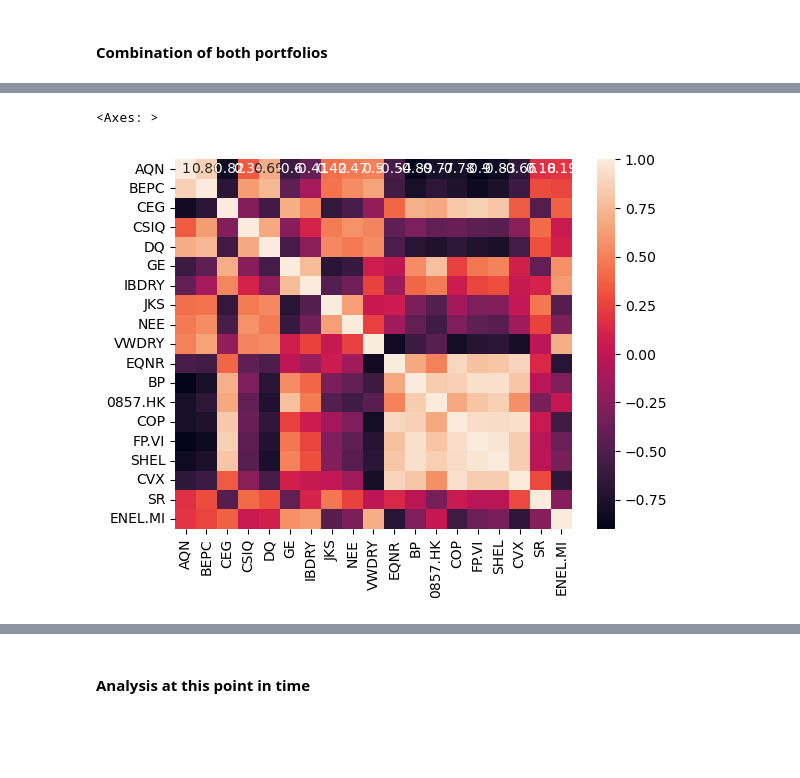
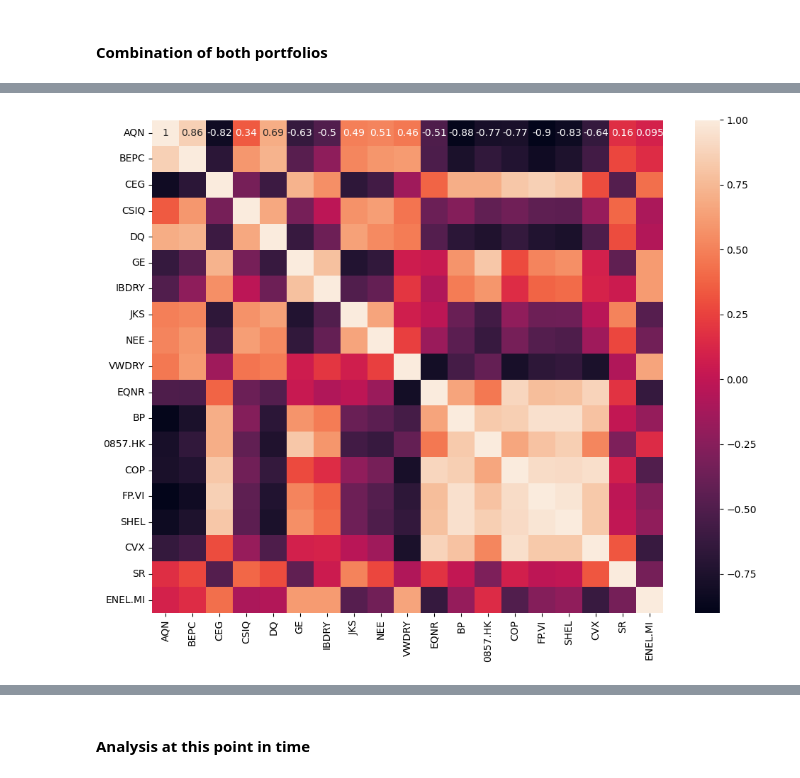
Before and after one commit to rezimarie/Python_Final_project, a Jupyter notebook: Exploratory data analysis.ipynb, the cells around one changed output, grey strips where cells are left out. Cells and saved outputs as stored; diff of their text form; code cells hidden in the pictures; blank space fills up the shorter version.

```diff
--- a/Exploratory data analysis.ipynb
+++ b/Exploratory data analysis.ipynb
@@ -386,11 +403,20 @@ plt.scatter(df_sustain.sum(axis=1), df_unsustain.sum(axis=1))
-# %%
-import seaborn as sns
-#Heatmap for Correlation Between Stocks
-correlation_matrix = pd.concat([df_sustain, df_unsustain], axis=1).corr()
-sns.heatmap(correlation_matrix, annot=True)
-# %% [output]
-<Axes: >
-[figure, removed]
+# %%
+#Heatmap for Correlation Between Stocks
+correlation_matrix = pd.concat([df_sustain, df_unsustain], axis=1).corr()
+
+# Increase the figure size
+plt.figure(figsize=(10, 8)) # You may adjust these values as needed
+
+# Plotting the heatmap
+sns.heatmap(correlation_matrix, annot=True)
+
+# Adjust layout to make room for the annotations
+plt.tight_layout()
+
+# Show the plot
+plt.show()
+# %% [output]
+[figure, added]
 # %%
 # Stacked Line or Area Chart for Portfolio Composition
 df_sustain.cumsum(axis=1).plot(kind='area')
```
Also changed, not shown: parts of 26 cells of this notebook.
